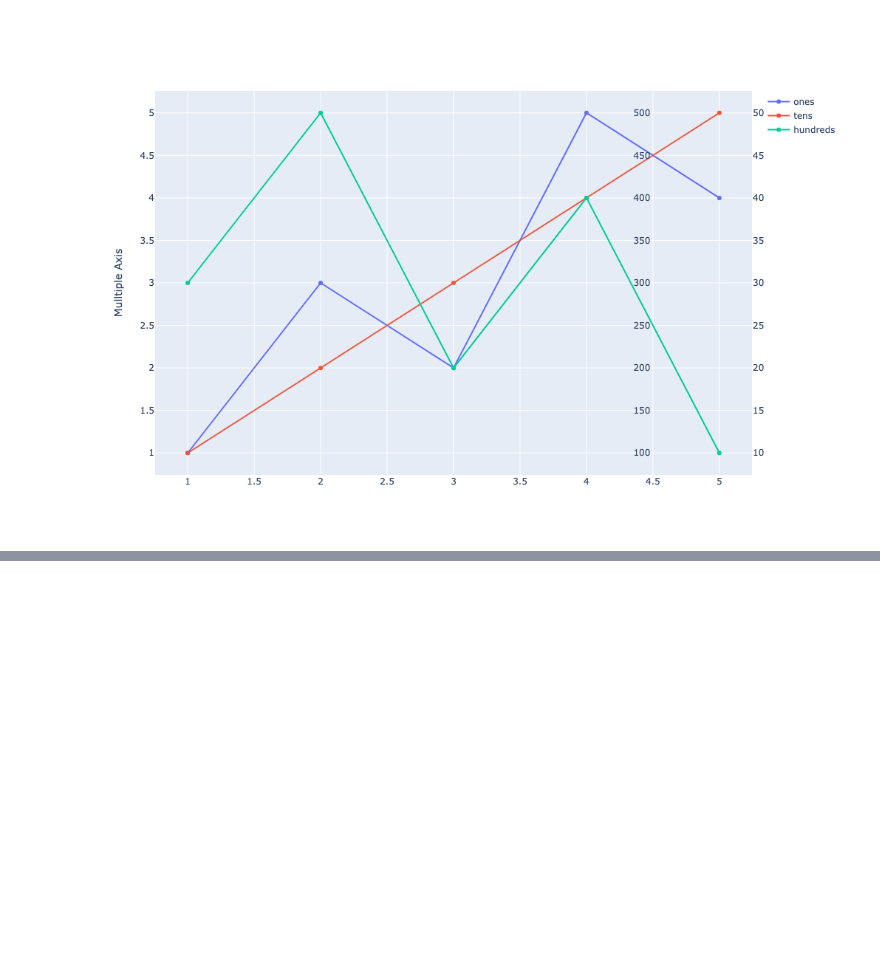
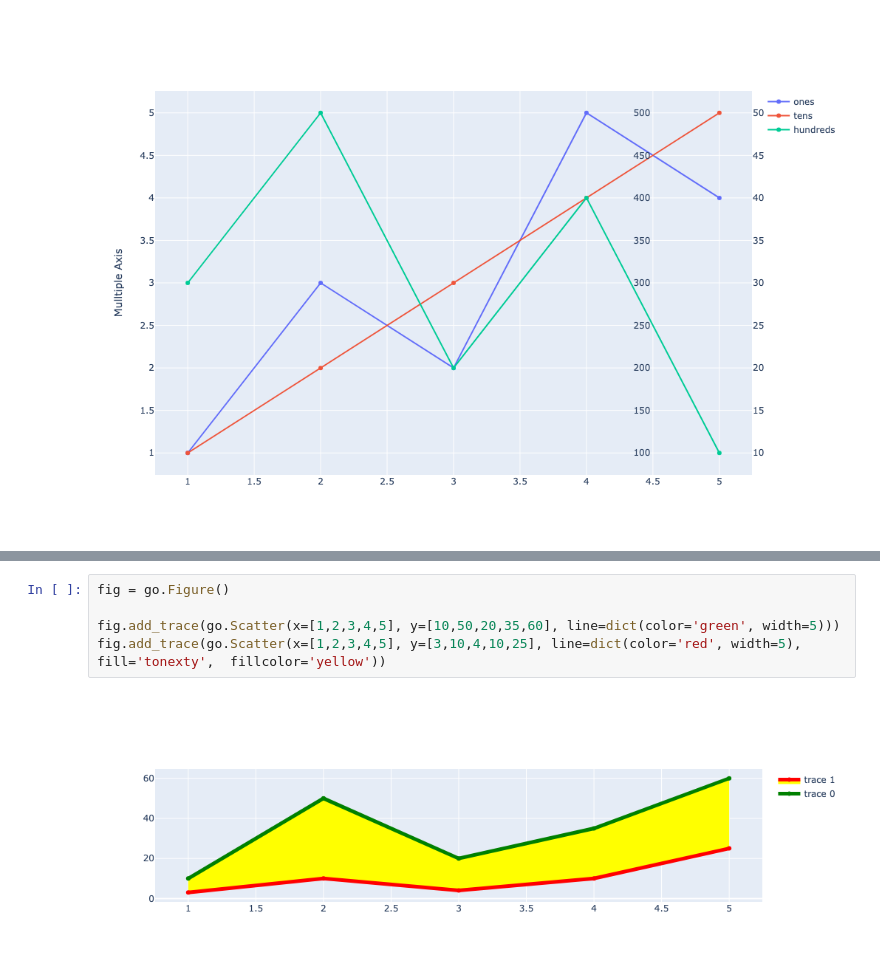
Before and after one commit to datasmp/pfds, a Jupyter notebook: _sources/visual_go.ipynb, the cells around one changed output, grey strips where cells are left out. Drawn from its saved outputs; the diff is of its cells as text; blank space fills up the shorter version.

```diff
--- a/_sources/visual_go.ipynb
+++ b/_sources/visual_go.ipynb
@@ -162,0 +185,7 @@ fig.update_layout(
+# %%
+fig = go.Figure()
+
+fig.add_trace(go.Scatter(x=[1,2,3,4,5], y=[10,50,20,35,60], line=dict(color='green', width=5)))
+fig.add_trace(go.Scatter(x=[1,2,3,4,5], y=[3,10,4,10,25], line=dict(color='red', width=5), fill='tonexty',  fillcolor='yellow'))
+# %% [output]
+[figure, added]
```
Also changed, not shown: parts of 8 cells of this notebook, 2 other files.
